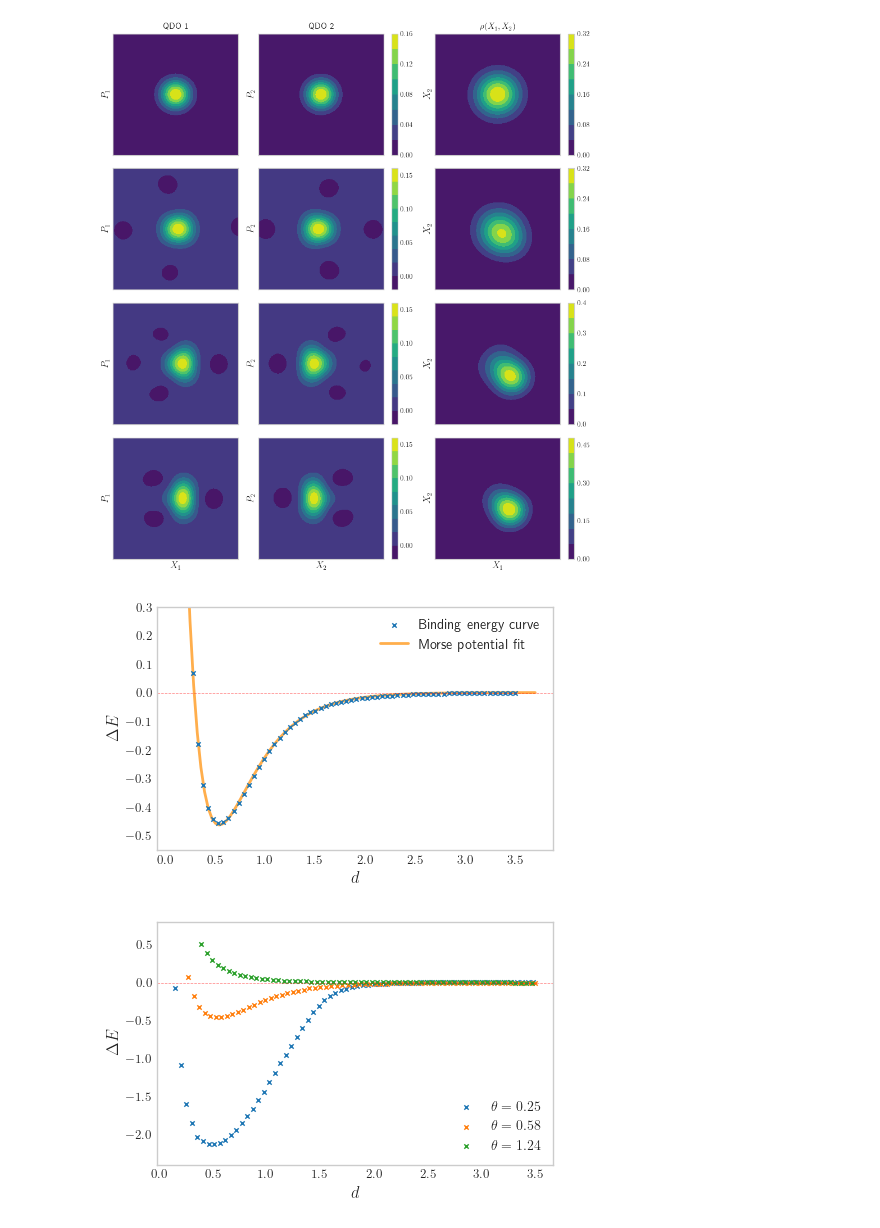
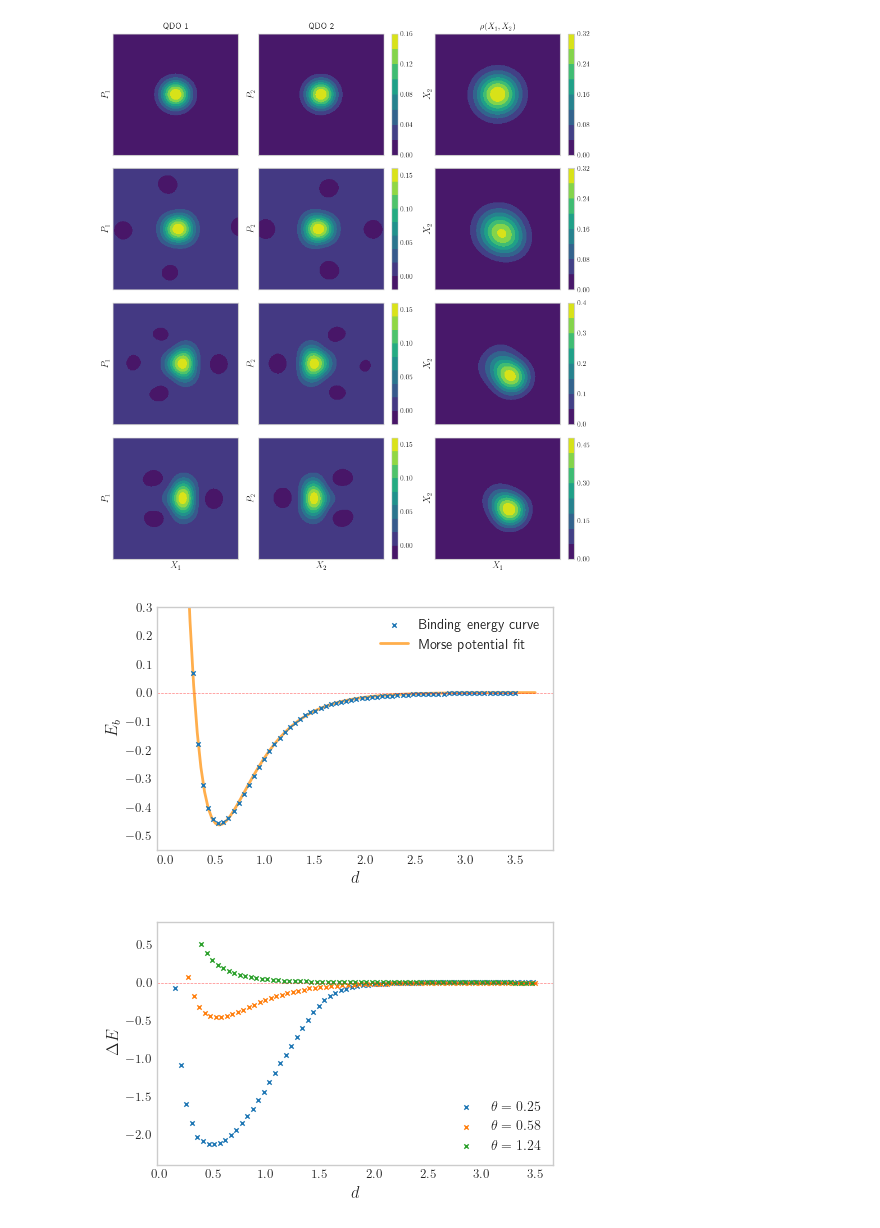
Before and after one commit to MatthieuSarkis/Long-range-intermolecular-interactions-on-a-continuous-variable-quantum-computer, a Jupyter notebook: plot_alternate.ipynb, the cells around one changed output. Cells and saved outputs as stored; diff of their text form; code cells hidden in the pictures.

```diff
--- a/plot_alternate.ipynb
+++ b/plot_alternate.ipynb
@@ -397,35 +391,35 @@ def plot_binding_curve_morse(
         label='Binding energy curve',
         zorder=2,
         linewidths=1
     )
 
     axes.axhline(
         y = 0.0,
         color = 'red',
         linestyle = '--',
         alpha=0.5,
         lw=0.5
     )
 
     axes.set_xlabel(r'$d$')
-    axes.set_ylabel(r'$\Delta E$')
+    axes.set_ylabel(r'$E_b$')
     if ymin is not None and ymax is not None:
         axes.set_ylim(ymin, ymax)
     axes.grid(False)
     #axes.set_title(r'Binding energy for a pair of QDOs at the optimal angle $\theta=0.57$ rad')
     axes.legend(handles=[line0, line1])
     #plt.show()
     plt.savefig(os.path.join(plots_path, 'binding.pdf'), dpi=300, transparent=False, bbox_inches='tight')
 
 plot_binding_curve_morse(
     distance_array=distances,
     binding_energy_array=binding_energies,
     ymin=-0.55,
     ymax=0.3,
     angle_idx=7
 )
 # %% [output]
-[figure, old version]
+[figure, new version]
 # %%
 def plot_binding_multiple_binding_curves(
     distance_array: np.ndarray,
```
Also changed, not shown: parts of 3 cells of this notebook, 6 other files.
